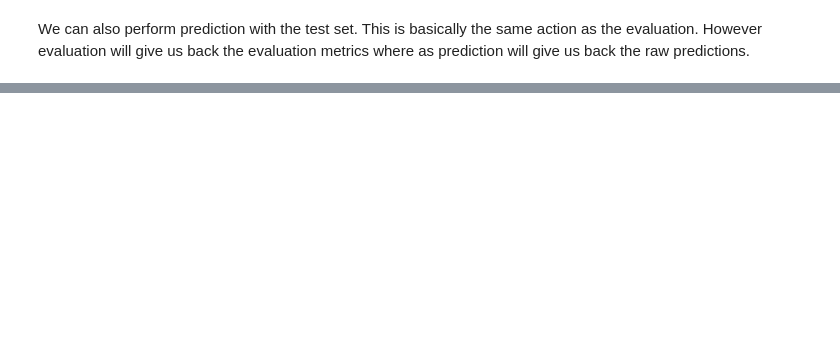
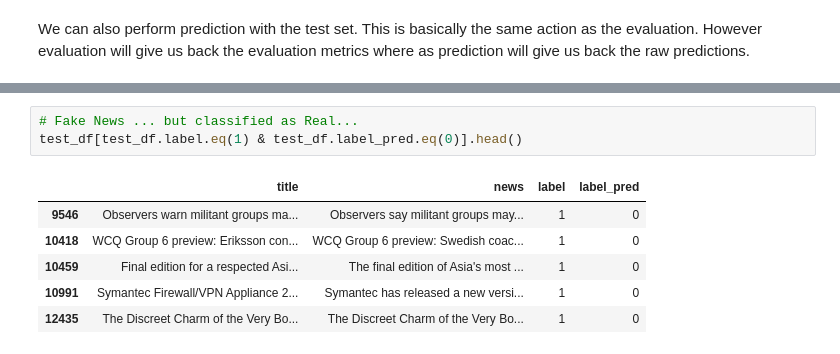
Before and after one commit to RobinSmits/FakeNews-Generator-And-Detector, a Jupyter notebook: FakeNews_Generator_And_Detector.ipynb, the cells around one changed output, grey strips where cells are left out. Drawn from its saved outputs; the diff is of its cells as text; blank space fills up the shorter version.

```diff
--- a/FakeNews_Generator_And_Detector.ipynb
+++ b/FakeNews_Generator_And_Detector.ipynb
@@ -469,0 +523,10 @@ print(tf.nn.softmax(preds.logits).numpy())
+# %%
+# Fake News ... but classified as Real...
+test_df[test_df.label.eq(1) & test_df.label_pred.eq(0)].head()
+# %% [output]
+|  | title | news | label | label_pred |
+| 9546 | Observers warn militant groups ma... | Observers say militant groups may... | 1 | 0 |
+| 10418 | WCQ Group 6 preview: Eriksson con... | WCQ Group 6 preview: Swedish coac... | 1 | 0 |
+| 10459 | Final edition for a respected Asi... | The final edition of Asia's most ... | 1 | 0 |
+| 10991 | Symantec Firewall/VPN Appliance 2... | Symantec has released a new versi... | 1 | 0 |
+| 12435 | The Discreet Charm of the Very Bo... | The Discreet Charm of the Very Bo... | 1 | 0 |
```
Also changed, not shown: parts of 18 cells of this notebook.
